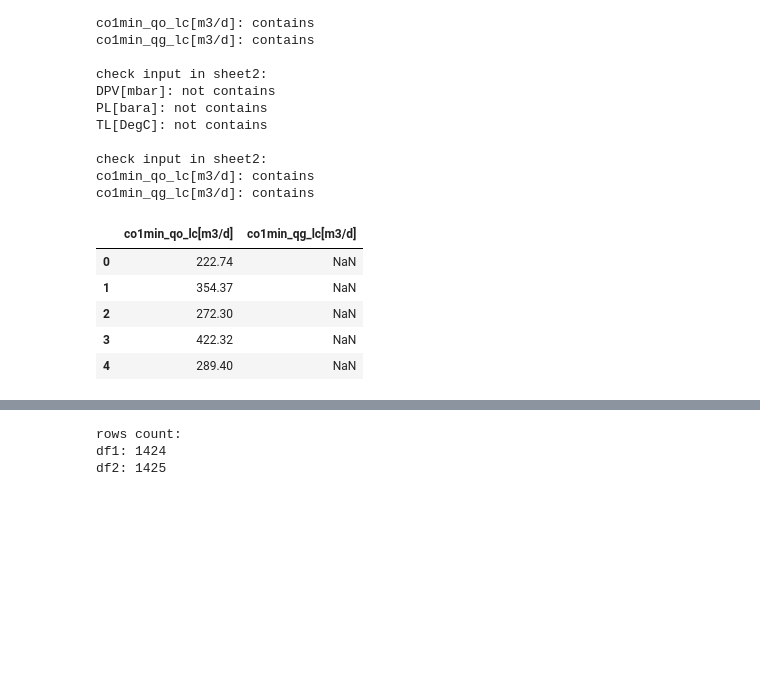
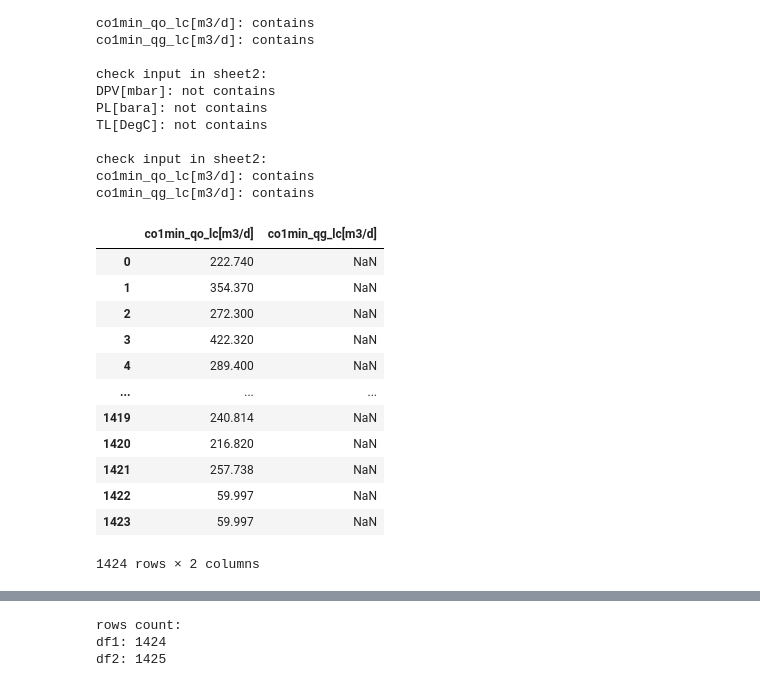
Before and after one commit to myPar/NSU_Practice, a Jupyter notebook: baseline/RNNbaseline.ipynb, the cells around one changed output, grey strips where cells are left out. Drawn from its saved outputs; the diff is of its cells as text; code cells hidden in the pictures; blank space fills up the shorter version.

```diff
--- a/baseline/RNNbaseline.ipynb
+++ b/baseline/RNNbaseline.ipynb
@@ -733,12 +778,19 @@ co1min_qo_lc[m3/d]: contains
 co1min_qg_lc[m3/d]: contains
 # %%
 #check output data in both dataframes
-df1[outputs].head()
+df1[outputs]
 # %% [output]
 |  | co1min_qo_lc[m3/d] | co1min_qg_lc[m3/d] |
-| 0 | 222.74 | NaN |
-| 1 | 354.37 | NaN |
-| 2 | 272.30 | NaN |
-| 3 | 422.32 | NaN |
-| 4 | 289.40 | NaN |
+| 0 | 222.740 | NaN |
+| 1 | 354.370 | NaN |
+| 2 | 272.300 | NaN |
+| 3 | 422.320 | NaN |
+| 4 | 289.400 | NaN |
+| ... | ... | ... |
+| 1419 | 240.814 | NaN |
+| 1420 | 216.820 | NaN |
+| 1421 | 257.738 | NaN |
+| 1422 | 59.997 | NaN |
+| 1423 | 59.997 | NaN |
+1424 rows × 2 columns
 # %%
```
Also changed, not shown: parts of 18 cells of this notebook.
